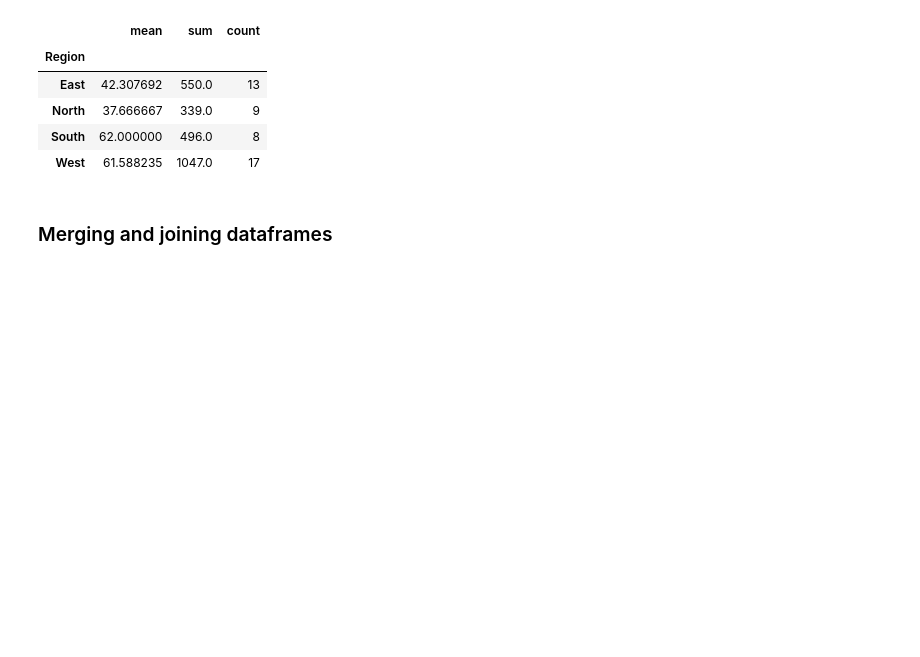
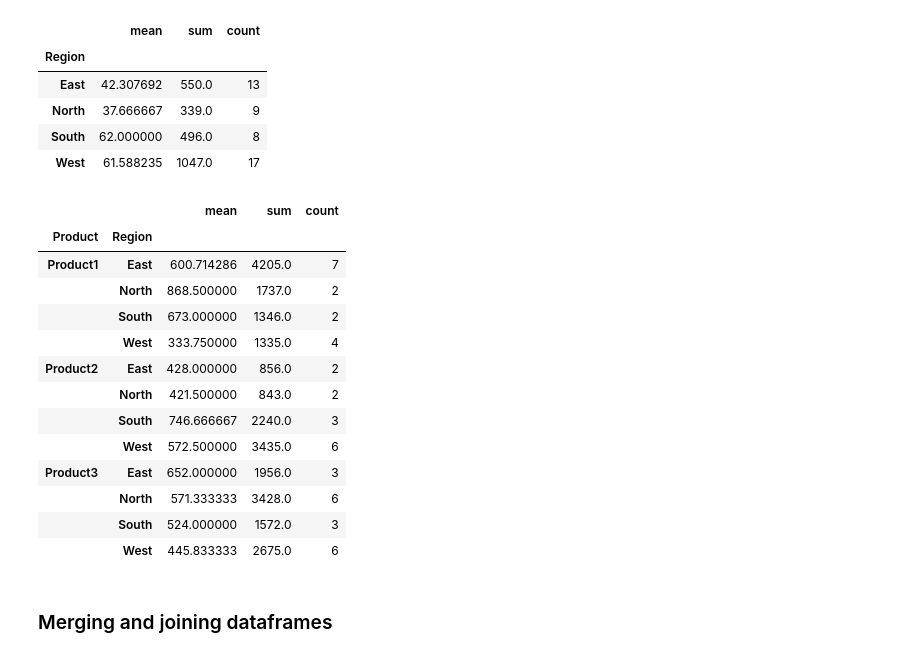
Before and after one commit to developersview/complete-python-DS-ML-bootcamp, a Jupyter notebook: Ch13 - DataAnalysisWithPython/data_manipulation.ipynb, the cells around one changed output. Drawn from its saved outputs; the diff is of its cells as text; code cells hidden in the pictures; blank space fills up the shorter version.

```diff
--- a/Ch13 - DataAnalysisWithPython/data_manipulation.ipynb
+++ b/Ch13 - DataAnalysisWithPython/data_manipulation.ipynb
@@ -255,6 +255,24 @@ grouped_agg
 | North | 37.666667 | 339.0 | 9 |
 | South | 62.000000 | 496.0 | 8 |
 | West | 61.588235 | 1047.0 | 17 |
+# %%
+grouped_agg2 = df.groupby(['Product', 'Region'])['Sales'].agg(['mean', 'sum', 'count'])
+grouped_agg2
+# %% [output]
+|  |  | mean | sum | count |
+| Product | Region |  |  |  |
+| Product1 | East | 600.714286 | 4205.0 | 7 |
+|  | North | 868.500000 | 1737.0 | 2 |
+|  | South | 673.000000 | 1346.0 | 2 |
+|  | West | 333.750000 | 1335.0 | 4 |
+| Product2 | East | 428.000000 | 856.0 | 2 |
+|  | North | 421.500000 | 843.0 | 2 |
+|  | South | 746.666667 | 2240.0 | 3 |
+|  | West | 572.500000 | 3435.0 | 6 |
+| Product3 | East | 652.000000 | 1956.0 | 3 |
+|  | North | 571.333333 | 3428.0 | 6 |
+|  | South | 524.000000 | 1572.0 | 3 |
+|  | West | 445.833333 | 2675.0 | 6 |
 # %% [markdown]
 ### Merging and joining dataframes
 # %%
```
